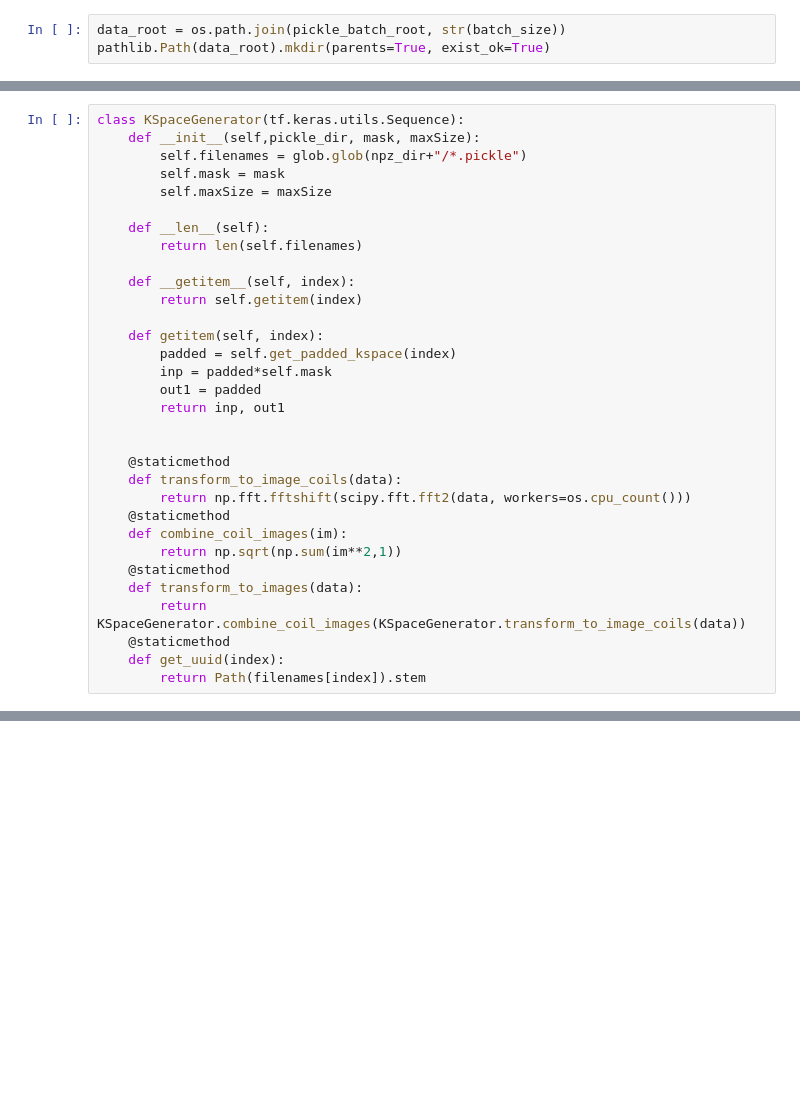
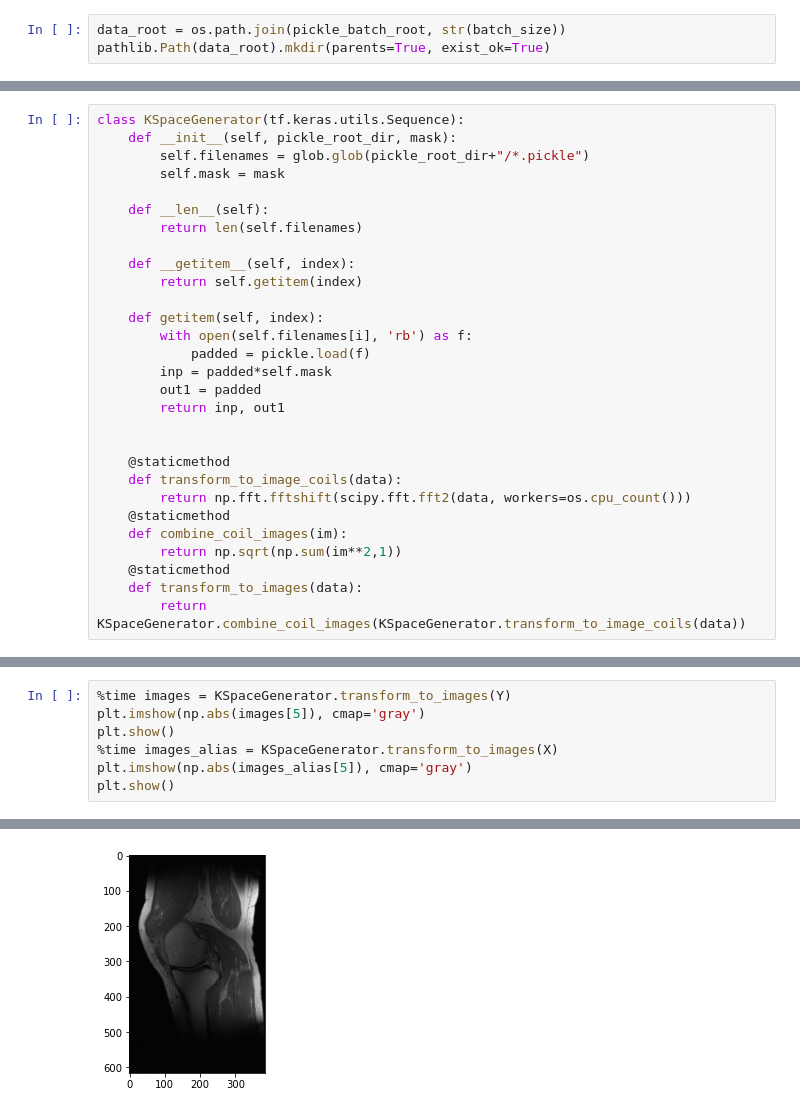
Before and after one commit to Erfandarzi/mri-reconstruction, a Jupyter notebook: python/tf_preprocessing.ipynb, the cells around one changed output, grey strips where cells are left out. Drawn from its saved outputs; the diff is of its cells as text; blank space fills up the shorter version.

```diff
--- a/python/tf_preprocessing.ipynb
+++ b/python/tf_preprocessing.ipynb
@@ -261,9 +261,8 @@ for i in trange(number_batch):
 # %%
 class KSpaceGenerator(tf.keras.utils.Sequence):
-    def __init__(self,pickle_dir, mask, maxSize):
-        self.filenames = glob.glob(npz_dir+"/*.pickle")
+    def __init__(self, pickle_root_dir, mask):
+        self.filenames = glob.glob(pickle_root_dir+"/*.pickle")
         self.mask = mask
-        self.maxSize = maxSize
 
     def __len__(self):
         return len(self.filenames)
@@ -272,7 +271,8 @@ class KSpaceGenerator(tf.keras.utils.Sequence):
         return self.getitem(index)
 
     def getitem(self, index):
-        padded = self.get_padded_kspace(index)
+        with open(self.filenames[i], 'rb') as f:
+            padded = pickle.load(f)
         inp = padded*self.mask
         out1 = padded
         return inp, out1
@@ -287,6 +287,3 @@ class KSpaceGenerator(tf.keras.utils.Sequence):
     @staticmethod
     def transform_to_images(data):
         return KSpaceGenerator.combine_coil_images(KSpaceGenerator.transform_to_image_coils(data))
-    @staticmethod
-    def get_uuid(index):
-        return Path(filenames[index]).stem
@@ -292,0 +299,8 @@ class KSpaceGenerator(tf.keras.utils.Sequence):
+# %%
+%time images = KSpaceGenerator.transform_to_images(Y)
+plt.imshow(np.abs(images[5]), cmap='gray')
+plt.show()
+%time images_alias = KSpaceGenerator.transform_to_images(X)
+plt.imshow(np.abs(images_alias[5]), cmap='gray')
+plt.show()
+# %% [output]
@@ -292,0 +308 @@ class KSpaceGenerator(tf.keras.utils.Sequence):
+[figure, added]
```
Also changed, not shown: parts of 4 cells of this notebook.
